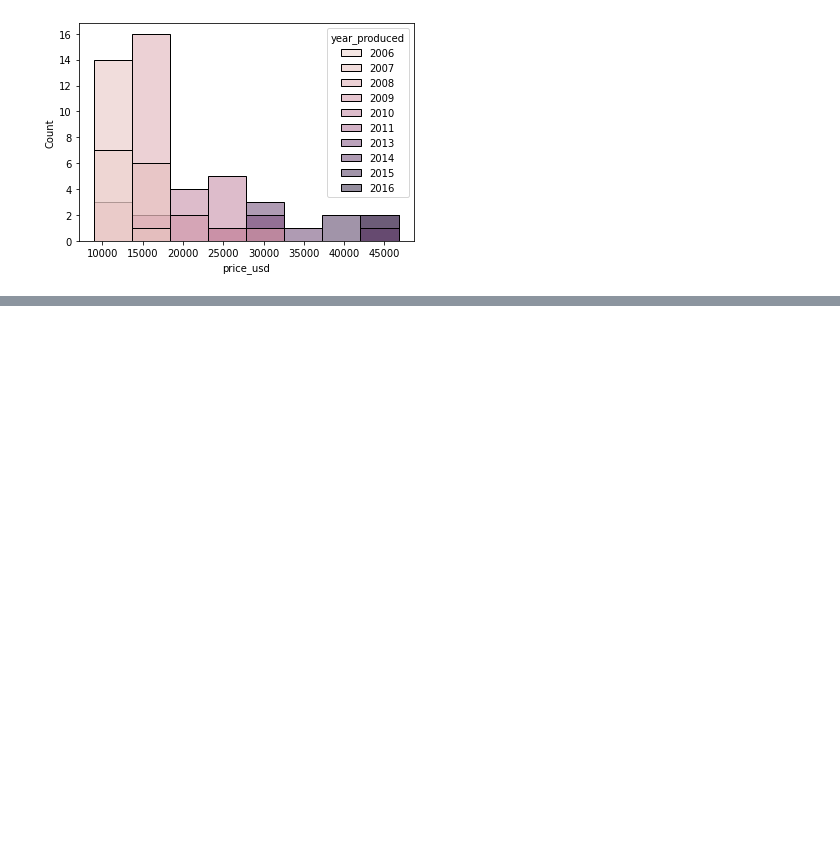
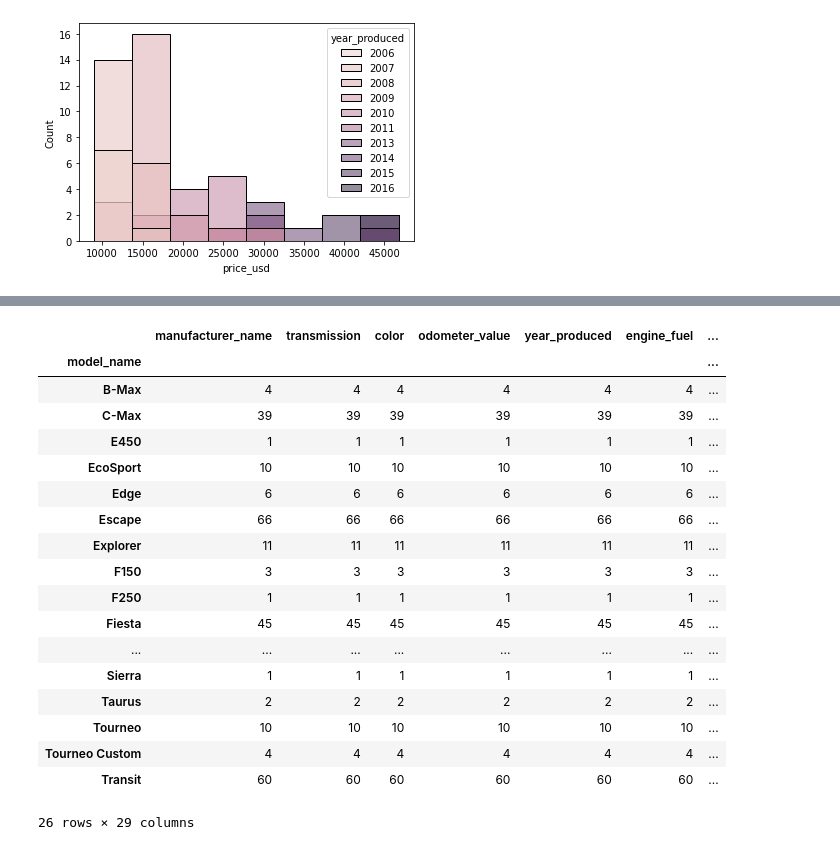
Before and after one commit to francomanca93/matematicas-data-science, a Jupyter notebook: estadisticas-descriptivas/clases_notebooks/[clase-07]medidas-central.ipynb, the cells around one changed output, grey strips where cells are left out. Drawn from its saved outputs; the diff is of its cells as text; code cells hidden in the pictures; blank space fills up the shorter version.

```diff
--- a/estadisticas-descriptivas/clases_notebooks/[clase-07]medidas-central.ipynb
+++ b/estadisticas-descriptivas/clases_notebooks/[clase-07]medidas-central.ipynb
@@ -80,0 +108,22 @@ sns.histplot(Q7_df, x='price_usd', hue = 'year_produced')
+# %%
+df[(df['manufacturer_name']=='Ford') & (df['year_produced'] > 2006)].groupby('model_name').count()
+# %% [output]
+|  | manufacturer_name | transmission | color | odometer_value | year_produced | engine_fuel | ... |
+| model_name |  |  |  |  |  |  | ... |
+| B-Max | 4 | 4 | 4 | 4 | 4 | 4 | ... |
+| C-Max | 39 | 39 | 39 | 39 | 39 | 39 | ... |
+| E450 | 1 | 1 | 1 | 1 | 1 | 1 | ... |
+| EcoSport | 10 | 10 | 10 | 10 | 10 | 10 | ... |
+| Edge | 6 | 6 | 6 | 6 | 6 | 6 | ... |
+| Escape | 66 | 66 | 66 | 66 | 66 | 66 | ... |
+| Explorer | 11 | 11 | 11 | 11 | 11 | 11 | ... |
+| F150 | 3 | 3 | 3 | 3 | 3 | 3 | ... |
+| F250 | 1 | 1 | 1 | 1 | 1 | 1 | ... |
+| Fiesta | 45 | 45 | 45 | 45 | 45 | 45 | ... |
+| ... | ... | ... | ... | ... | ... | ... | ... |
+| Sierra | 1 | 1 | 1 | 1 | 1 | 1 | ... |
+| Taurus | 2 | 2 | 2 | 2 | 2 | 2 | ... |
+| Tourneo | 10 | 10 | 10 | 10 | 10 | 10 | ... |
+| Tourneo Custom | 4 | 4 | 4 | 4 | 4 | 4 | ... |
+| Transit | 60 | 60 | 60 | 60 | 60 | 60 | ... |
+26 rows × 29 columns
```
Also changed, not shown: parts of 6 cells of this notebook, 1 other file.
